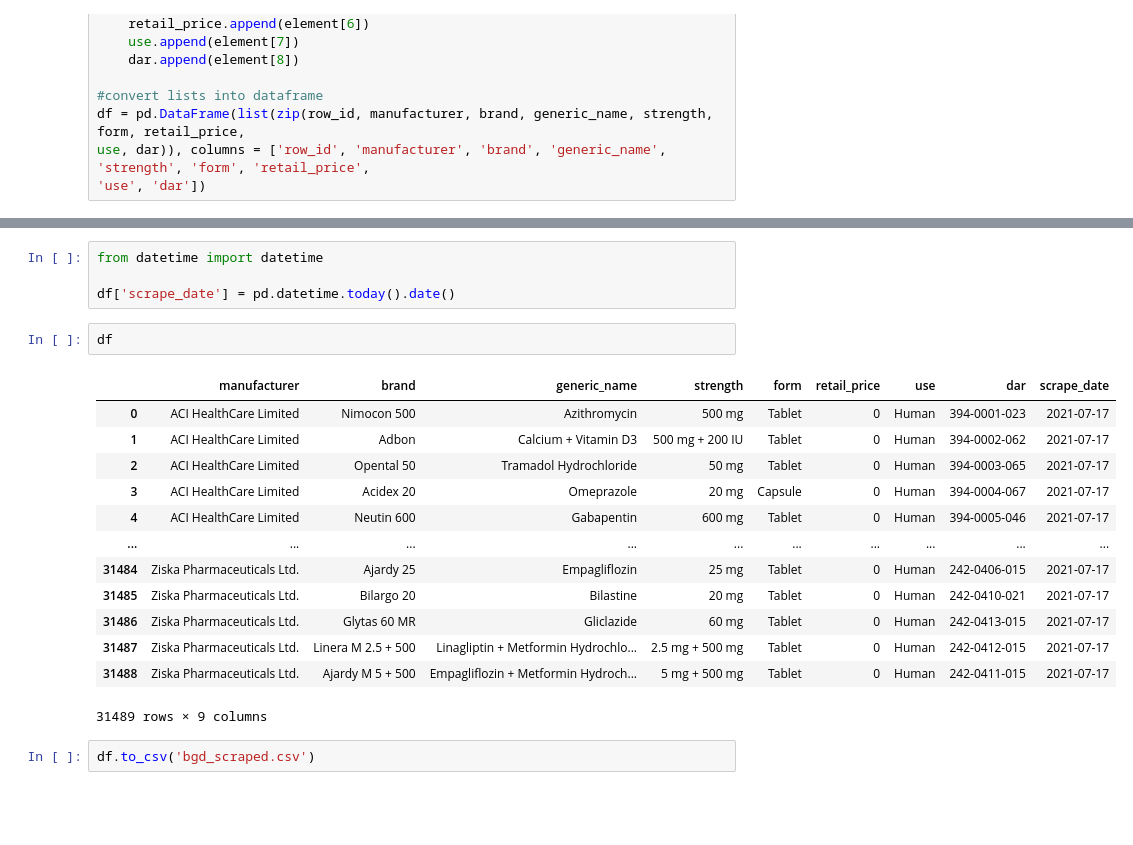
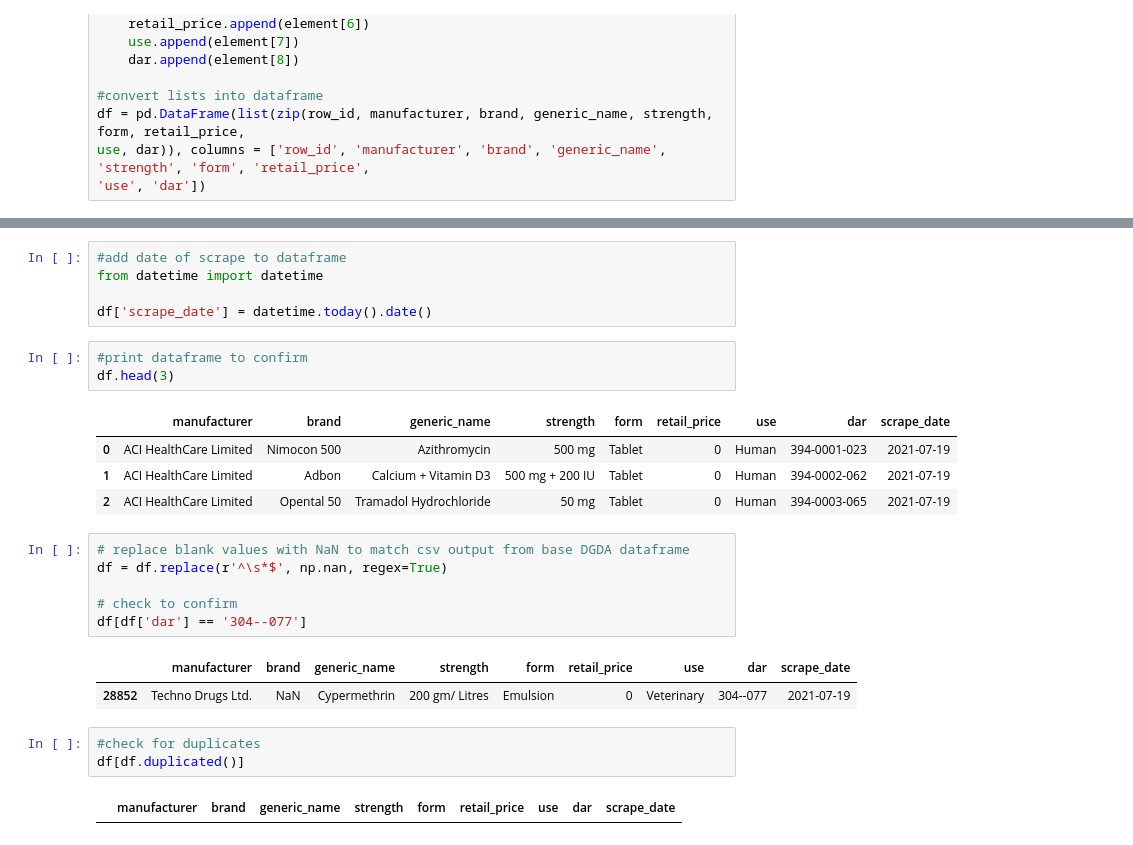
Before and after one commit to swatiyengar/dgda_scraper, a Jupyter notebook: DGDA Scraper.ipynb, the cells around one changed output, grey strips where cells are left out. Drawn from its saved outputs; the diff is of its cells as text; blank space fills up the shorter version.

Commit message:
updated scraper file

```diff
--- a/DGDA Scraper.ipynb
+++ b/DGDA Scraper.ipynb
@@ -235,22 +228,27 @@ df
 # %%
+#add date of scrape to dataframe
 from datetime import datetime
 
-df['scrape_date'] = pd.datetime.today().date()
+df['scrape_date'] = datetime.today().date()
 # %%
-df
+#print dataframe to confirm
+df.head(3)
 # %% [output]
 |  | manufacturer | brand | generic_name | strength | form | retail_price | use | dar | scrape_date |
-| 0 | ACI HealthCare Limited | Nimocon 500 | Azithromycin | 500 mg | Tablet | 0 | Human | 394-0001-023 | 2021-07-17 |
-| 1 | ACI HealthCare Limited | Adbon | Calcium + Vitamin D3 | 500 mg + 200 IU | Tablet | 0 | Human | 394-0002-062 | 2021-07-17 |
-| 2 | ACI HealthCare Limited | Opental 50 | Tramadol Hydrochloride | 50 mg | Tablet | 0 | Human | 394-0003-065 | 2021-07-17 |
-| 3 | ACI HealthCare Limited | Acidex 20 | Omeprazole | 20 mg | Capsule | 0 | Human | 394-0004-067 | 2021-07-17 |
-| 4 | ACI HealthCare Limited | Neutin 600 | Gabapentin | 600 mg | Tablet | 0 | Human | 394-0005-046 | 2021-07-17 |
-| ... | ... | ... | ... | ... | ... | ... | ... | ... | ... |
-| 31484 | Ziska Pharmaceuticals Ltd. | Ajardy 25 | Empagliflozin | 25 mg | Tablet | 0 | Human | 242-0406-015 | 2021-07-17 |
-| 31485 | Ziska Pharmaceuticals Ltd. | Bilargo 20 | Bilastine | 20 mg | Tablet | 0 | Human | 242-0410-021 | 2021-07-17 |
-| 31486 | Ziska Pharmaceuticals Ltd. | Glytas 60 MR | Gliclazide | 60 mg | Tablet | 0 | Human | 242-0413-015 | 2021-07-17 |
-| 31487 | Ziska Pharmaceuticals Ltd. | Linera M 2.5 + 500 | Linagliptin + Metformin Hydrochlo... | 2.5 mg + 500 mg | Tablet | 0 | Human | 242-0412-015 | 2021-07-17 |
-| 31488 | Ziska Pharmaceuticals Ltd. | Ajardy M 5 + 500 | Empagliflozin + Metformin Hydroch... | 5 mg + 500 mg | Tablet | 0 | Human | 242-0411-015 | 2021-07-17 |
+| 0 | ACI HealthCare Limited | Nimocon 500 | Azithromycin | 500 mg | Tablet | 0 | Human | 394-0001-023 | 2021-07-19 |
+| 1 | ACI HealthCare Limited | Adbon | Calcium + Vitamin D3 | 500 mg + 200 IU | Tablet | 0 | Human | 394-0002-062 | 2021-07-19 |
+| 2 | ACI HealthCare Limited | Opental 50 | Tramadol Hydrochloride | 50 mg | Tablet | 0 | Human | 394-0003-065 | 2021-07-19 |
-31489 rows × 9 columns
-# %%
-df.to_csv('bgd_scraped.csv')
+# %%
+# replace blank values with NaN to match csv output from base DGDA dataframe
+df = df.replace(r'^\s*$', np.nan, regex=True)
+
+# check to confirm
+df[df['dar'] == '304--077']
+# %% [output]
+|  | manufacturer | brand | generic_name | strength | form | retail_price | use | dar | scrape_date |
+| 28852 | Techno Drugs Ltd. | NaN | Cypermethrin | 200 gm/ Litres | Emulsion | 0 | Veterinary | 304--077 | 2021-07-19 |
+# %%
+#check for duplicates
+df[df.duplicated()]
+# %% [output]
+|  | manufacturer | brand | generic_name | strength | form | retail_price | use | dar | scrape_date |
```
Also changed, not shown: parts of 12 cells of this notebook, 1 other file.
